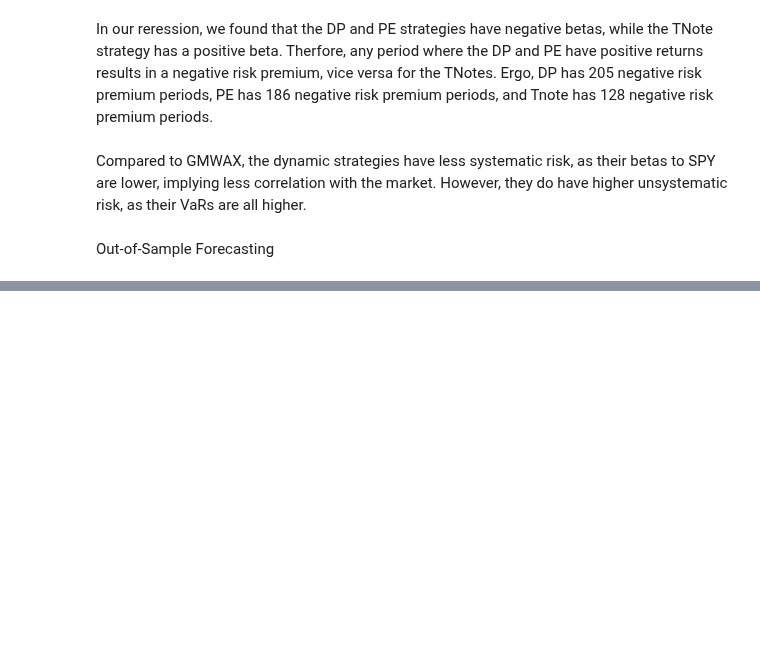
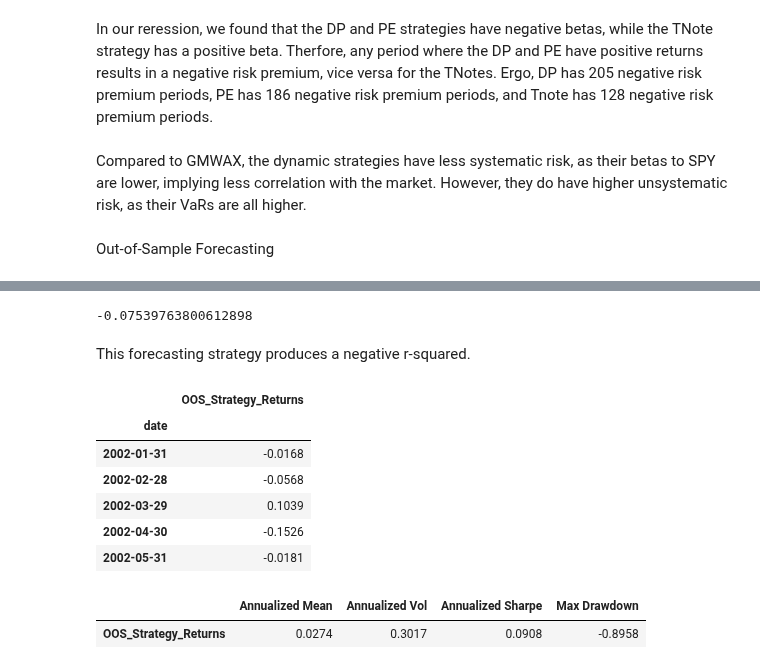
Before and after one commit to ekopen/finm-portfolio-2024, a Jupyter notebook: homework/Eric Kopen HW7.ipynb, the cells around one changed output, grey strips where cells are left out. Drawn from its saved outputs; the diff is of its cells as text; code cells hidden in the pictures; blank space fills up the shorter version.

```diff
--- a/homework/Eric Kopen HW7.ipynb
+++ b/homework/Eric Kopen HW7.ipynb
@@ -398,0 +372,69 @@ for t in range(t,len(signals)-1):
+# %%
+start_point = 60
+
+for t in range(start_point, T - 1):
+    y_train = y.iloc[:t]
+    X_train = X.iloc[:t]
+
+    X_train_const = sm.add_constant(X_train)
+    model = sm.OLS(y_train, X_train_const).fit()
+
+    alpha = model.params['const']
+    beta1 = model.params['SPX DVD YLD']
+    beta2 = model.params['SPX P/E']
+
+    X_forecast = X.iloc[t + 1]
+    r_hat = alpha + beta1 * X_forecast['SPX DVD YLD'] + beta2 * X_forecast['SPX P/E']
+    forecasts.append(r_hat)
+
+    r_actual = y.iloc[t + 1]
+    e_forecast = r_actual - r_hat
+    forecast_errors.append(e_forecast)
+
+    r_null_hat = rolling_mean.iloc[t]
+    e_null = r_actual - r_null_hat
+    null_forecast_errors.append(e_null)
+# %%
+forecast_errors = np.array(forecast_errors)
+null_forecast_errors = np.array(null_forecast_errors)
+
+ss_forecast = np.sum(forecast_errors**2)
+ss_null = np.sum(null_forecast_errors**2)
+R2OOS = 1 - (ss_forecast / ss_null)
+
+R2OOS
+# %% [output]
+-0.07539763800612898
+# %% [markdown]
+This forecasting strategy produces a negative r-squared.
+# %%
+forecast_series = pd.Series(forecasts, index=y.index[start_point + 1:T])
+wt = 100 * forecast_series
+r_SPY = y[start_point + 1:T]
+rx = wt * r_SPY
+
+strategy_returns = pd.DataFrame({
+    "OOS_Strategy_Returns": rx
+})
+
+strategy_returns.head()
+# %% [output]
+|  | OOS_Strategy_Returns |
+| date |  |
+| 2002-01-31 | -0.0168 |
+| 2002-02-28 | -0.0568 |
+| 2002-03-29 | 0.1039 |
+| 2002-04-30 | -0.1526 |
+| 2002-05-31 | -0.0181 |
+# %%
+summary_stats = pmh.calc_summary_statistics(
+    returns=strategy_returns,
+    annual_factor=12,
+    provided_excess_returns=True,  # Assuming strategy returns are excess returns
+    keep_columns=["Annualized Mean", "Annualized Vol", "Annualized Sharpe", "Max Drawdown"],
+)
+
+summary_stats
+# %% [output]
+|  | Annualized Mean | Annualized Vol | Annualized Sharpe | Max Drawdown |
+| OOS_Strategy_Returns | 0.0274 | 0.3017 | 0.0908 | -0.8958 |
```
Also changed, not shown: parts of 14 cells of this notebook.
